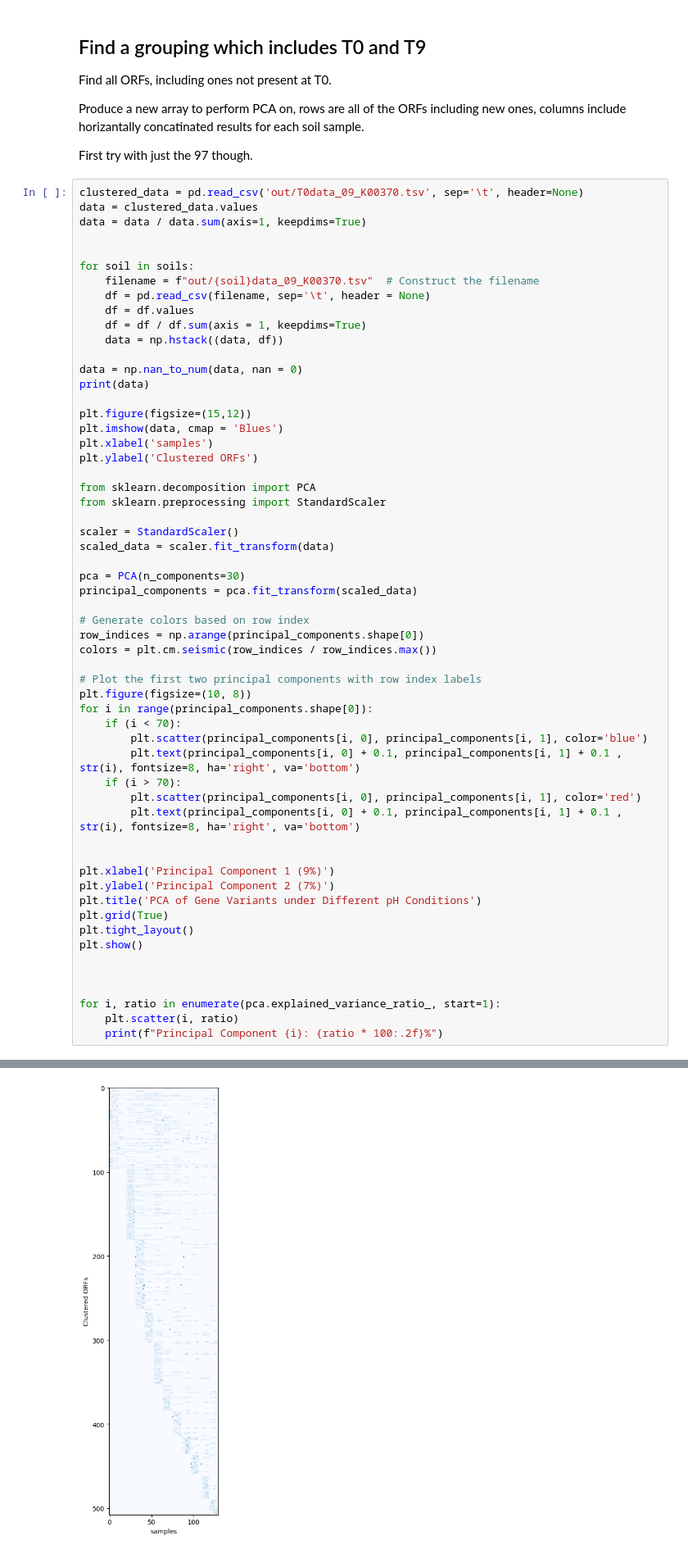
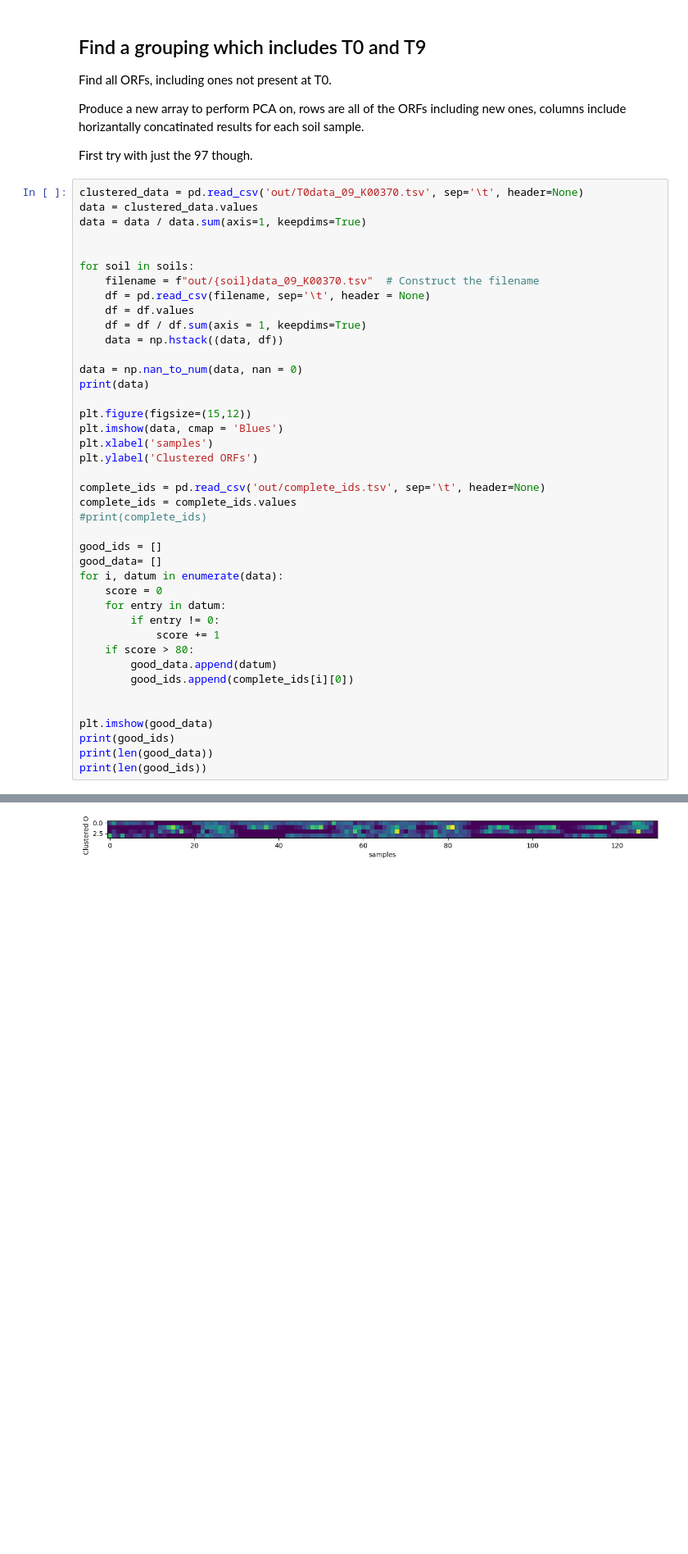
Before and after one commit to AddisonHowe/soil-metagenomics, a Jupyter notebook: organization.ipynb, the cells around one changed output, grey strips where cells are left out. Shown at 82% size. Drawn from its saved outputs; the diff is of its cells as text; blank space fills up the shorter version.

Commit message:
KO tables and plots

```diff
--- a/organization.ipynb
+++ b/organization.ipynb
@@ -422,42 +422,26 @@ plt.imshow(data, cmap = 'Blues')
 plt.xlabel('samples')
 plt.ylabel('Clustered ORFs')
 
-from sklearn.decomposition import PCA
-from sklearn.preprocessing import StandardScaler
+complete_ids = pd.read_csv('out/complete_ids.tsv', sep='\t', header=None)
+complete_ids = complete_ids.values
+#print(complete_ids)
 
-scaler = StandardScaler()
-scaled_data = scaler.fit_transform(data)
-
-pca = PCA(n_components=30)
-principal_components = pca.fit_transform(scaled_data)
-
-# Generate colors based on row index
-row_indices = np.arange(principal_components.shape[0])
-colors = plt.cm.seismic(row_indices / row_indices.max())
-
-# Plot the first two principal components with row index labels
-plt.figure(figsize=(10, 8))
-for i in range(principal_components.shape[0]):
-    if (i < 70):
-        plt.scatter(principal_components[i, 0], principal_components[i, 1], color='blue')
-        plt.text(principal_components[i, 0] + 0.1, principal_components[i, 1] + 0.1 , str(i), fontsize=8, ha='right', va='bottom')
-    if (i > 70):
-        plt.scatter(principal_components[i, 0], principal_components[i, 1], color='red')
-        plt.text(principal_components[i, 0] + 0.1, principal_components[i, 1] + 0.1 , str(i), fontsize=8, ha='right', va='bottom')
+good_ids = []
+good_data= []
+for i, datum in enumerate(data):
+    score = 0
+    for entry in datum:
+        if entry != 0:
+            score += 1
+    if score > 80:
+        good_data.append(datum)
+        good_ids.append(complete_ids[i][0])
 
 
-plt.xlabel('Principal Component 1 (9%)')
-plt.ylabel('Principal Component 2 (7%)')
-plt.title('PCA of Gene Variants under Different pH Conditions')
-plt.grid(True)
-plt.tight_layout()
-plt.show()
-
-
-
-for i, ratio in enumerate(pca.explained_variance_ratio_, start=1):
-    plt.scatter(i, ratio)
-    print(f"Principal Component {i}: {ratio * 100:.2f}%")
+plt.imshow(good_data)
+print(good_ids)
+print(len(good_data))
+print(len(good_ids))
 # %% [output]
 [[0.         0.         0.         ... 0.         0.         0.        ]
  [0.15470707 0.21599664 0.12426291 ... 0.         0.         0.        ]
@@ -469 +456 @@ for i, ratio in enumerate(pca.explained_variance_ratio_, start=1):
-[figure, old version]
+[figure, new version]
```
Also changed, not shown: parts of 6 cells of this notebook, 13 other files.
